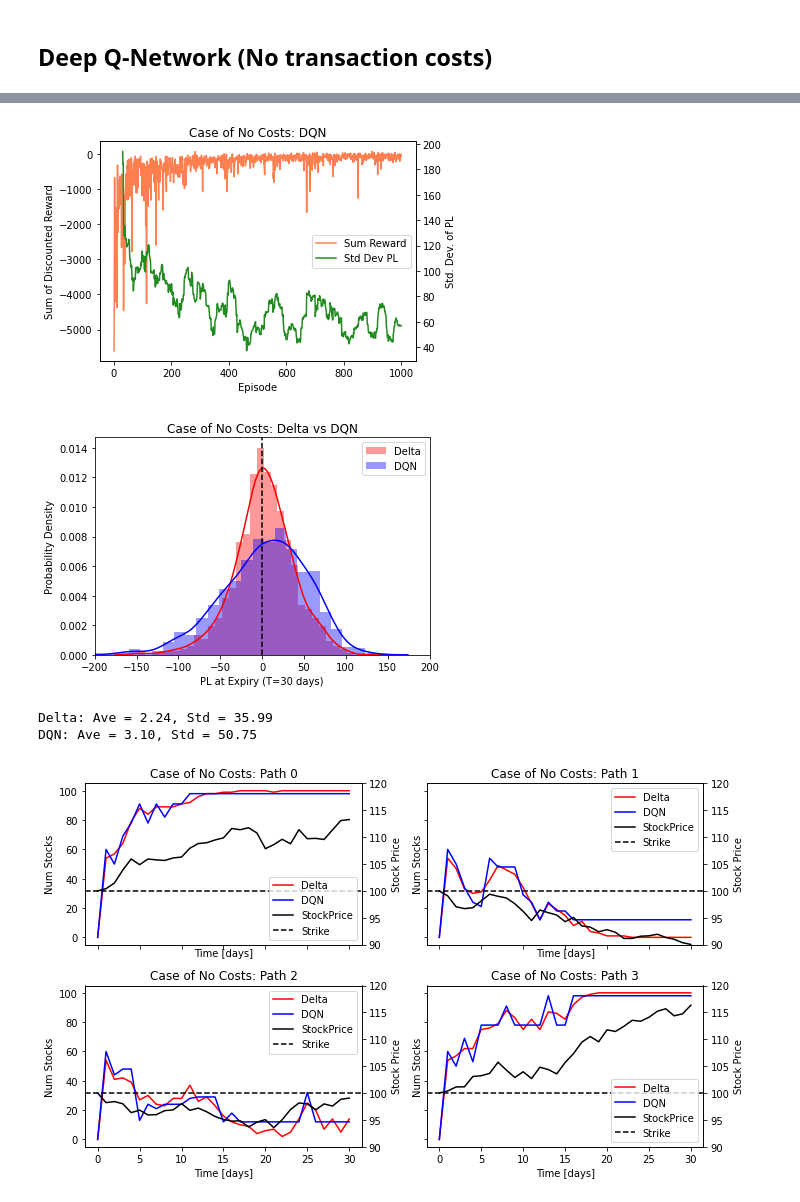
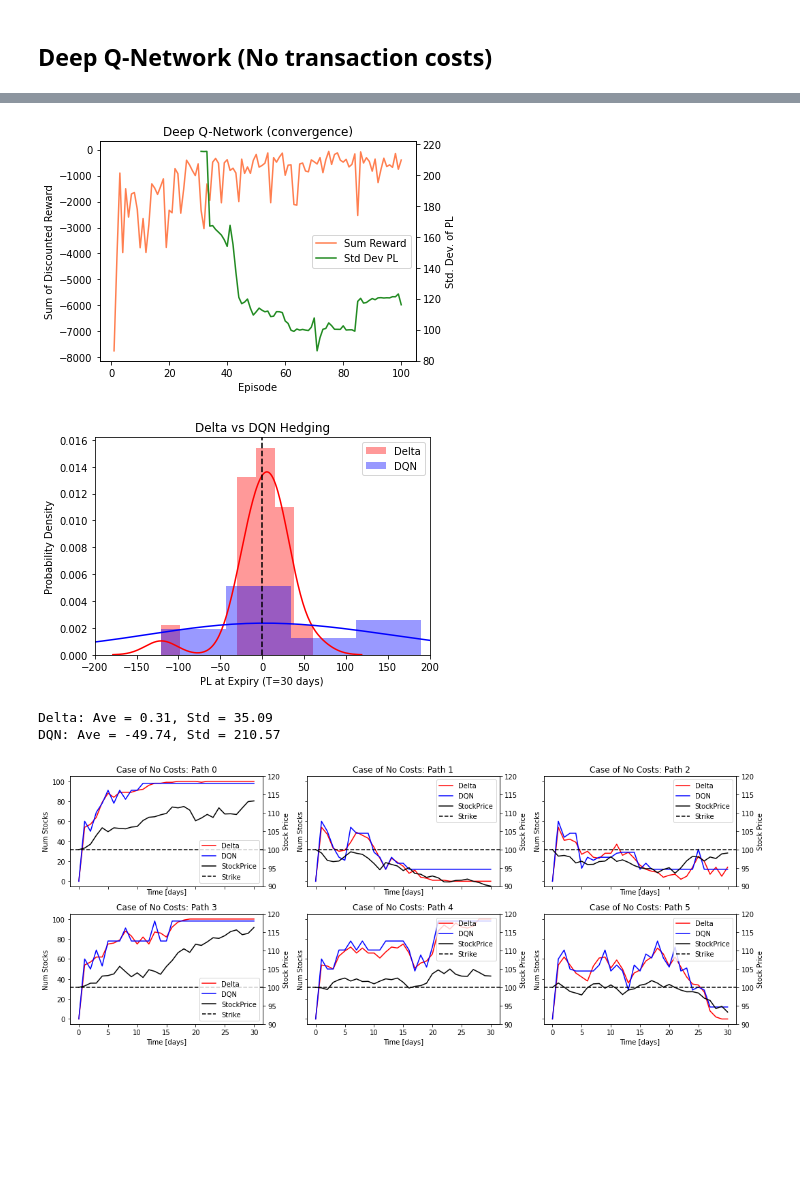
Before and after one commit to JurajZelman/deep-hedging-RL, a Jupyter notebook: deepHedging.ipynb, the cells around one changed output, grey strips where cells are left out. Cells and saved outputs as stored; diff of their text form; code cells hidden in the pictures; blank space fills up the shorter version.

```diff
--- a/deepHedging.ipynb
+++ b/deepHedging.ipynb
@@ -854,11 +659,11 @@ file_name = './model_data/dqn_no_costs.h5'
 # Filter warnings
 np.warnings.filterwarnings('ignore', category=np.VisibleDeprecationWarning)
 
-np.random.seed(999)
-random.seed(999)
+np.random.seed(42)
+random.seed(42)
 os.environ['PYTHONHASHSEED'] = '0'
 #tf.set_random_seed(999)
-tf.random.set_seed(999)
+tf.random.set_seed(42)
 
 env = EnvironmentBS(T, NUM_STEPS, MU, IR, VOL, S0, K, NUM_SOLD_OPT, KAPPA, ALPHA)
 num_states = env.num_states
@@ -870,7 +675,7 @@ agentDQN = AgentActionValueBase(brainDQN)
 trainer = TrainerBS(env, agentDQN)
 
 #NUM_EPISODES = 3000
-NUM_EPISODES = 1000
+NUM_EPISODES = 100
 if train_models:
     start = time.time()
     lst_std_pl, lst_r = trainer.train(NUM_EPISODES, NUM_STEPS)
@@ -915,11 +707,11 @@ if train_models:
     h2, l2 = ax.get_legend_handles_labels()
 
     ax.legend(h1+h2, l1+l2, loc='center right')
-    ax.set_title('Case of No Costs: DQN')
+    ax.set_title('Deep Q-Network (convergence)')
     plt.tight_layout()
     plt.show()
 # %% [output]
-[figure, old version]
+[figure, new version]
 # %%
 # brainDQN = BrainDQN(num_states, num_actions)
 brainDQN.load(file_name)
@@ -927,7 +719,7 @@ agentDQN = AgentActionValueBase(brainDQN)
 
 trainer = TrainerBS(env, agentDQN)
 # q_hists = trainer.run(1000, NUM_STEPS)
-q_hists = trainer.run(1000, NUM_STEPS)
+q_hists = trainer.run(20, NUM_STEPS)
 q_pl = np.sum(q_hists[:, :, -1], axis=1)
 
 brainDelta = BrainDelta(num_states, num_actions, is_rounded=True)
@@ -935,25 +727,28 @@ agentDelta = AgentActionValueBase(brainDelta)
 
 trainer = TrainerBS(env, agentDelta)
 # d_hists = trainer.run(1000, NUM_STEPS)
-d_hists = trainer.run(1000, NUM_STEPS)
+d_hists = trainer.run(20, NUM_STEPS)
 d_pl = np.sum(d_hists[:, :, -1], axis=1)
 # %%
+# sns.histplot(d_pl, label="Delta", color='r', kde=True, stat="density", linewidth=0)
+# sns.histplot(q_pl, label="DQN", color='b', kde=True, stat="density", linewidth=0)
+# sns.histplot(pl, label="nsteps/day = {}".format(int(NUM_STEPS/T)), kde=True, stat="density", linewidth=0)
 sns.distplot(d_pl, label="Delta", color='r',)
 sns.distplot(q_pl, label="DQN", color='b',)
 plt.axvline(0, color='k', ls='--')
 plt.xlim(-200, 200)
 plt.xlabel('PL at Expiry (T=30 days)')
 plt.ylabel('Probability Density')
-plt.title('Case of No Costs: Delta vs DQN')
+plt.title('Delta vs DQN Hedging')
 plt.legend()
 plt.show()
 
 print("Delta: Ave = {0:.2f}, Std = {1:.2f}".format(d_pl.mean(), d_pl.std(ddof=1)))
 print("DQN: Ave = {0:.2f}, Std = {1:.2f}".format(q_pl.mean(), q_pl.std(ddof=1)))
 # %% [output]
-[figure, old version]
+[figure, new version]
-Delta: Ave = 2.24, Std = 35.99
-DQN: Ave = 3.10, Std = 50.75
+Delta: Ave = 0.31, Std = 35.09
+DQN: Ave = -49.74, Std = 210.57
 # %%
 def calc_t_S_nS(hists):
     t = hists[:, :, 0]
@@ -965,29 +760,29 @@ def calc_t_S_nS(hists):
 d_t, d_S, d_nS = calc_t_S_nS(d_hists)
 q_t, q_S, q_nS = calc_t_S_nS(q_hists)
 # %%
-fig, axes = plt.subplots(2,2,sharex=True,sharey=True,figsize=[10,6])
+fig, axes = plt.subplots(2,3,sharex=True,sharey=True,figsize=[15,6])
 axes = axes.ravel()
 
 for i, ax in enumerate(axes):
     ax.plot(d_t[i,:], d_nS[i,:], label='Delta', color='r')
     ax.plot(q_t[i,:], q_nS[i,:], label='DQN', color='b')
     ax.set_xlabel('Time [days]')
     ax.set_ylabel('Num Stocks')
     ax.set_ylim(-5,105)
     h1, l1 = ax.get_legend_handles_labels()
 
     ax = ax.twinx()
     ax.plot(d_t[i,:], d_S[i,:], label='StockPrice', color='k')
     ax.axhline(K, label='Strike', color='k', ls='--')
     ax.set_ylabel('Stock Price')
     ax.set_ylim(90,120)
     h2, l2 = ax.get_legend_handles_labels()
     loc = 'lower right' if i == 0 or i ==3 else 'upper right'
     ax.legend(h1+h2, l1+l2, frameon=True, loc=loc)
-    ax.set_title('Case of No Costs: Path {}'.format(str(i)))
+    ax.set_title('Path {}'.format(str(i)))
 
 plt.tight_layout()
 plt.show()
 # %% [output]
-[figure, old version]
+[figure, new version]
 # %%
```
Also changed, not shown: parts of 32 cells of this notebook.
